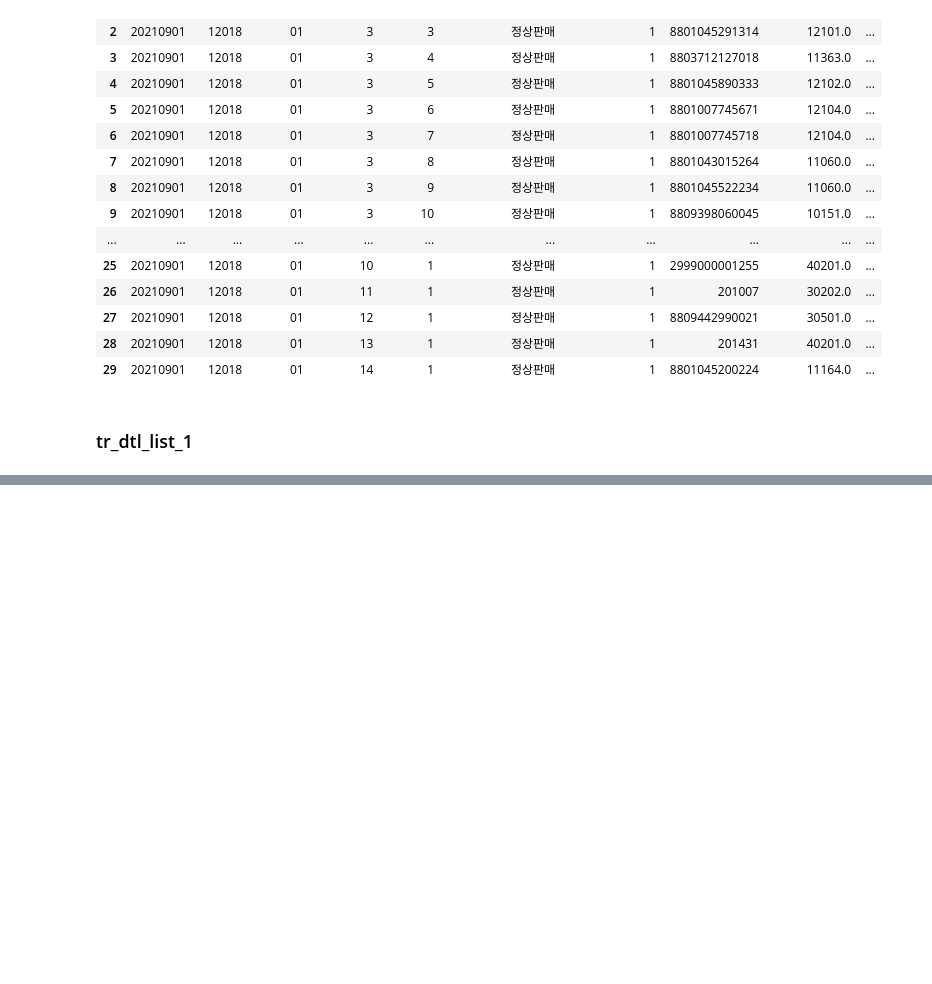
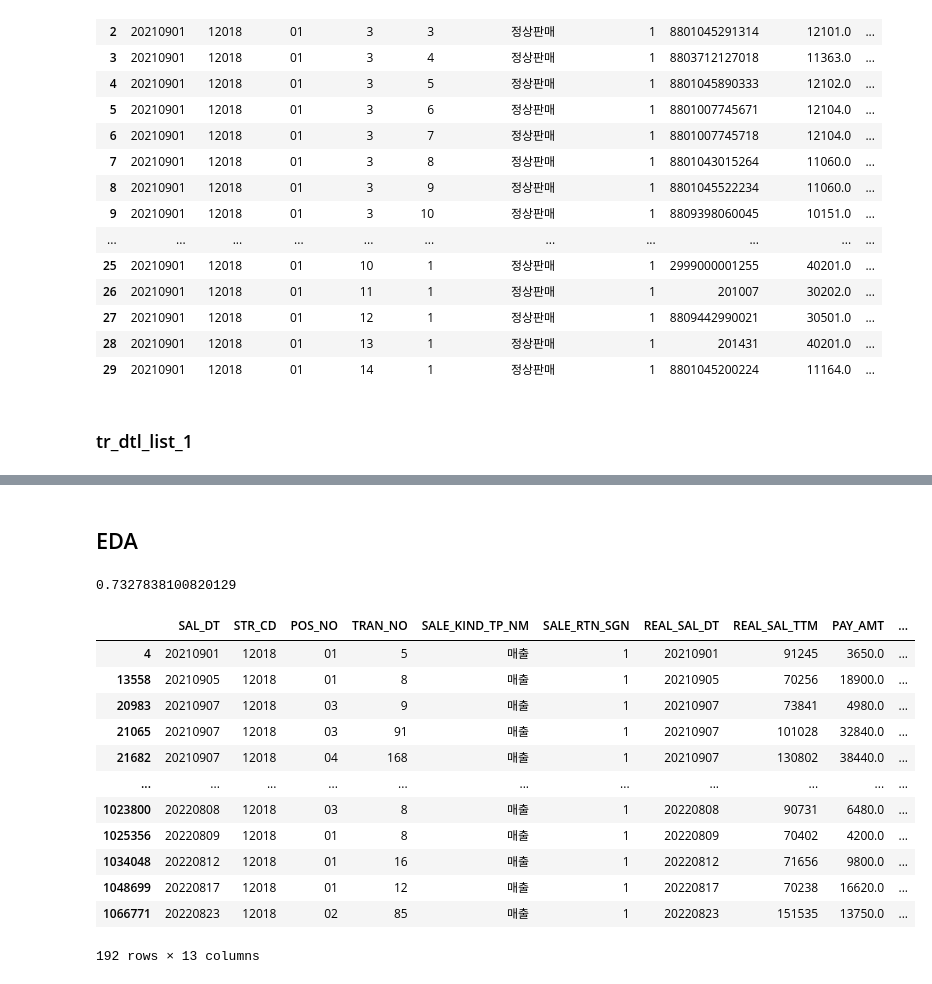
Before and after one commit to shinjangwoon/Store_Analysis, a Jupyter notebook: EDA/EDA.ipynb, the cells around one changed output, grey strips where cells are left out. Saved outputs shown, nothing was run; the diff lists cells and outputs as text; code cells hidden in the pictures; blank space fills up the shorter version.

```diff
--- a/EDA/EDA.ipynb
+++ b/EDA/EDA.ipynb
@@ -292,0 +311,26 @@ tr_dtl_list_1.head()
+# %% [markdown]
+## EDA
+# %%
+tr_list_0_convert.MSHP_ID.notna().mean()
+# %% [output]
+0.7327838100820129
+# %%
+tr_list_0 = tr_list_0_convert.copy()
+# %%
+tr_list_0 = tr_list_0[tr_list_0['MSHP_ID'].notna()]
+# %%
+tr_list_0[tr_list_0['MSHP_ID']=='012018_0']
+# %% [output]
+|  | SAL_DT | STR_CD | POS_NO | TRAN_NO | SALE_KIND_TP_NM | SALE_RTN_SGN | REAL_SAL_DT | REAL_SAL_TTM | PAY_AMT | ... |
+| 4 | 20210901 | 12018 | 01 | 5 | 매출 | 1 | 20210901 | 91245 | 3650.0 | ... |
+| 13558 | 20210905 | 12018 | 01 | 8 | 매출 | 1 | 20210905 | 70256 | 18900.0 | ... |
+| 20983 | 20210907 | 12018 | 03 | 9 | 매출 | 1 | 20210907 | 73841 | 4980.0 | ... |
+| 21065 | 20210907 | 12018 | 03 | 91 | 매출 | 1 | 20210907 | 101028 | 32840.0 | ... |
+| 21682 | 20210907 | 12018 | 04 | 168 | 매출 | 1 | 20210907 | 130802 | 38440.0 | ... |
+| ... | ... | ... | ... | ... | ... | ... | ... | ... | ... | ... |
+| 1023800 | 20220808 | 12018 | 03 | 8 | 매출 | 1 | 20220808 | 90731 | 6480.0 | ... |
+| 1025356 | 20220809 | 12018 | 01 | 8 | 매출 | 1 | 20220809 | 70402 | 4200.0 | ... |
+| 1034048 | 20220812 | 12018 | 01 | 16 | 매출 | 1 | 20220812 | 71656 | 9800.0 | ... |
+| 1048699 | 20220817 | 12018 | 01 | 12 | 매출 | 1 | 20220817 | 70238 | 16620.0 | ... |
+| 1066771 | 20220823 | 12018 | 02 | 85 | 매출 | 1 | 20220823 | 151535 | 13750.0 | ... |
+192 rows × 13 columns
```
Also changed, not shown: parts of 23 cells of this notebook.
